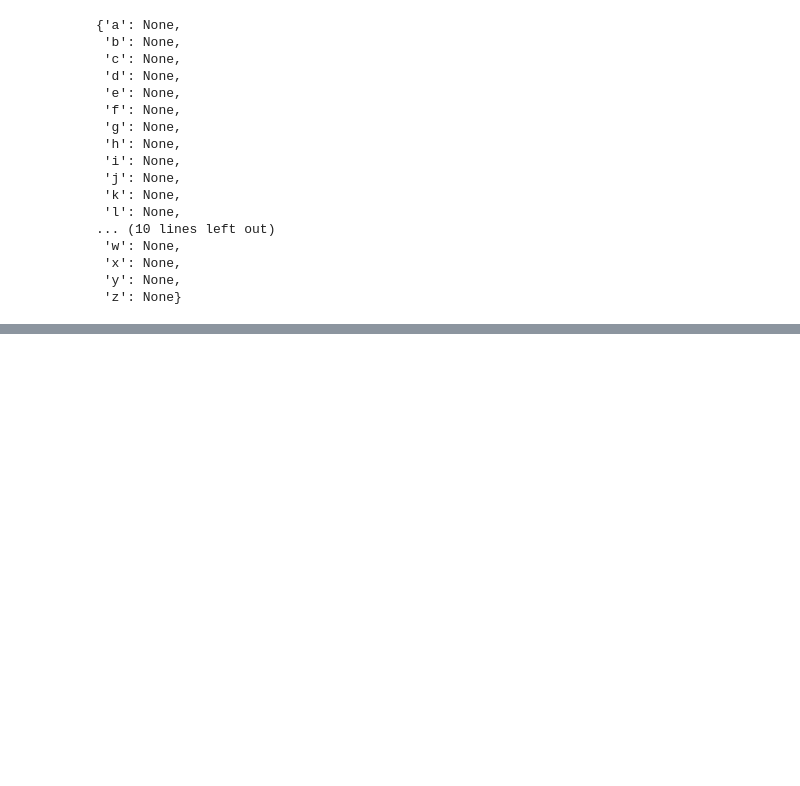
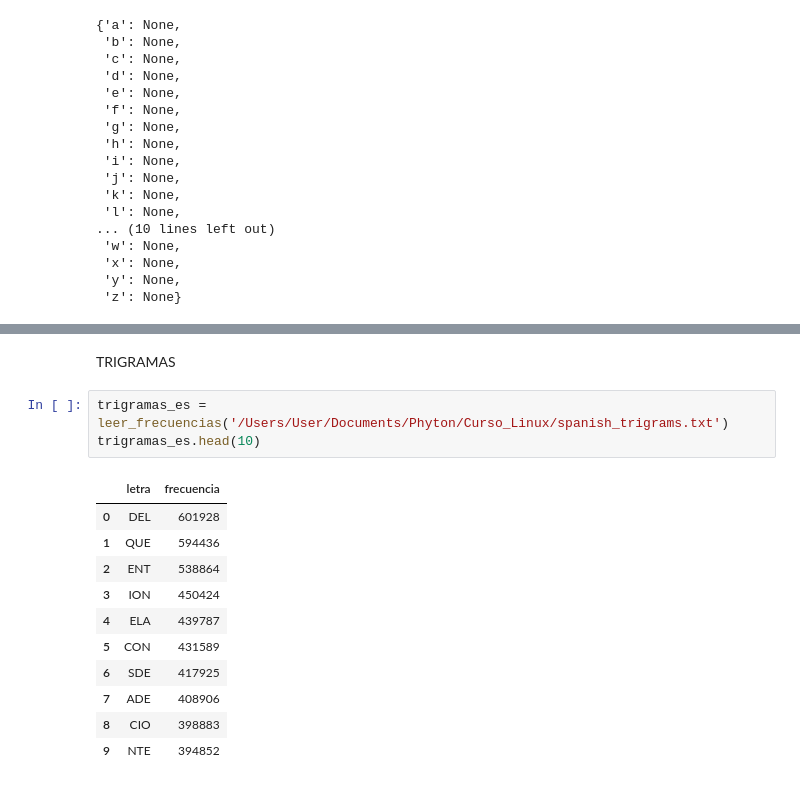
Before and after one commit to EnriqueBatista21/Phyton, a Jupyter notebook: Curso_Linux/analisis_frecuencia.ipynb, the cells around one changed output, grey strips where cells are left out. Drawn from its saved outputs; the diff is of its cells as text; blank space fills up the shorter version.

```diff
--- a/Curso_Linux/analisis_frecuencia.ipynb
+++ b/Curso_Linux/analisis_frecuencia.ipynb
@@ -115,0 +119,17 @@ alfabeto_permutado = {
+# %% [markdown]
+TRIGRAMAS
+# %%
+trigramas_es = leer_frecuencias('/Users/User/Documents/Phyton/Curso_Linux/spanish_trigrams.txt')
+trigramas_es.head(10)
+# %% [output]
+|  | letra | frecuencia |
+| 0 | DEL | 601928 |
+| 1 | QUE | 594436 |
+| 2 | ENT | 538864 |
+| 3 | ION | 450424 |
+| 4 | ELA | 439787 |
+| 5 | CON | 431589 |
+| 6 | SDE | 417925 |
+| 7 | ADE | 408906 |
+| 8 | CIO | 398883 |
+| 9 | NTE | 394852 |
```
Also changed, not shown: parts of 14 cells of this notebook.
